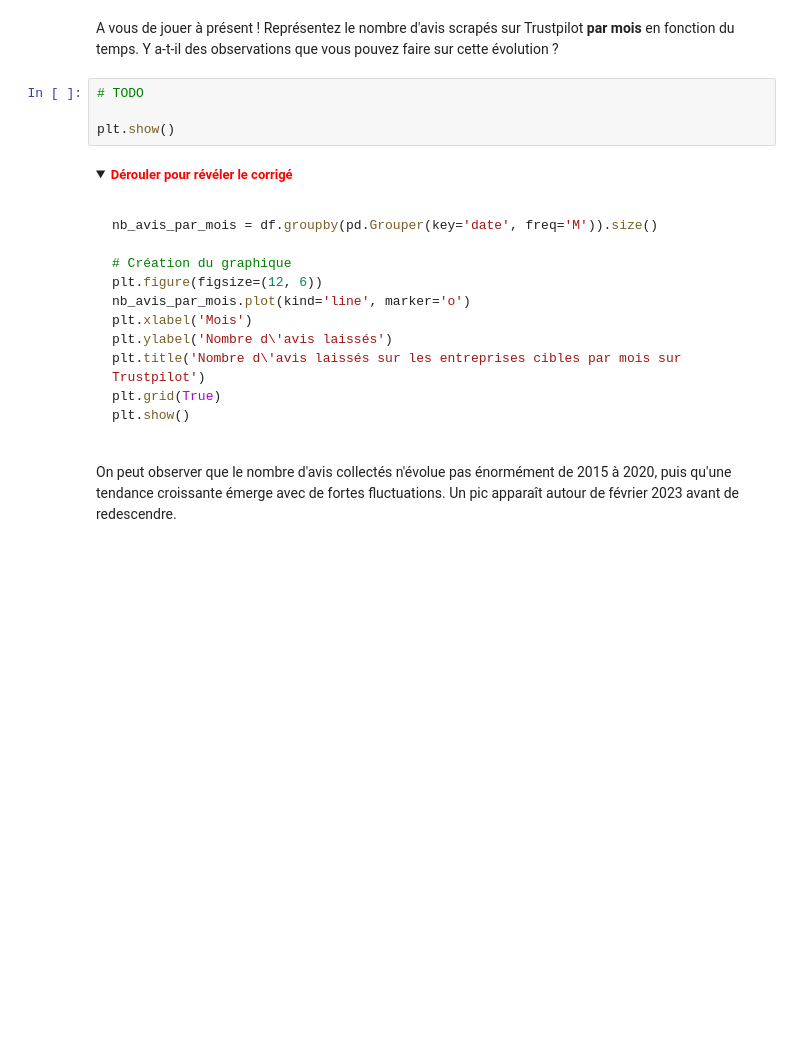
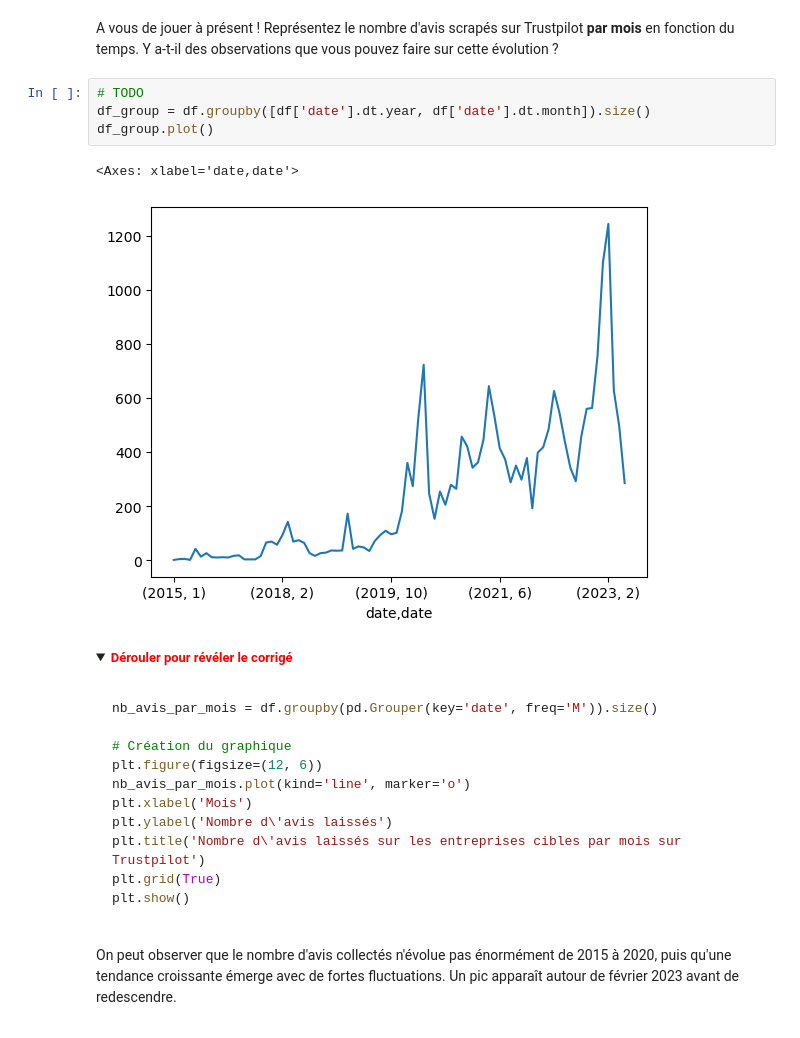
Before and after one commit to Krrcharles/funathon2023_sujet5, a Jupyter notebook: tutoriel.ipynb, the cells around one changed output. Cells and saved outputs as stored; diff of their text form; folded sections open; blank space fills up the shorter version.

```diff
--- a/tutoriel.ipynb
+++ b/tutoriel.ipynb
@@ -655,8 +655,11 @@ Représentez le nombre d'avis scrapés sur Trustpilot __par mois__ en fonction d
 Y a-t-il des observations que vous pouvez faire sur cette évolution ?
 # %%
 # TODO
-
-plt.show()
+df_group = df.groupby([df['date'].dt.year, df['date'].dt.month]).size()
+df_group.plot()
+# %% [output]
+<Axes: xlabel='date,date'>
+[figure, added]
 # %% [markdown]
 <details>
 <summary> <font size=2 color="red"><b>Dérouler pour révéler le corrigé</b></font> </summary>
```
Also changed, not shown: parts of 4 cells of this notebook, 1 other file.
